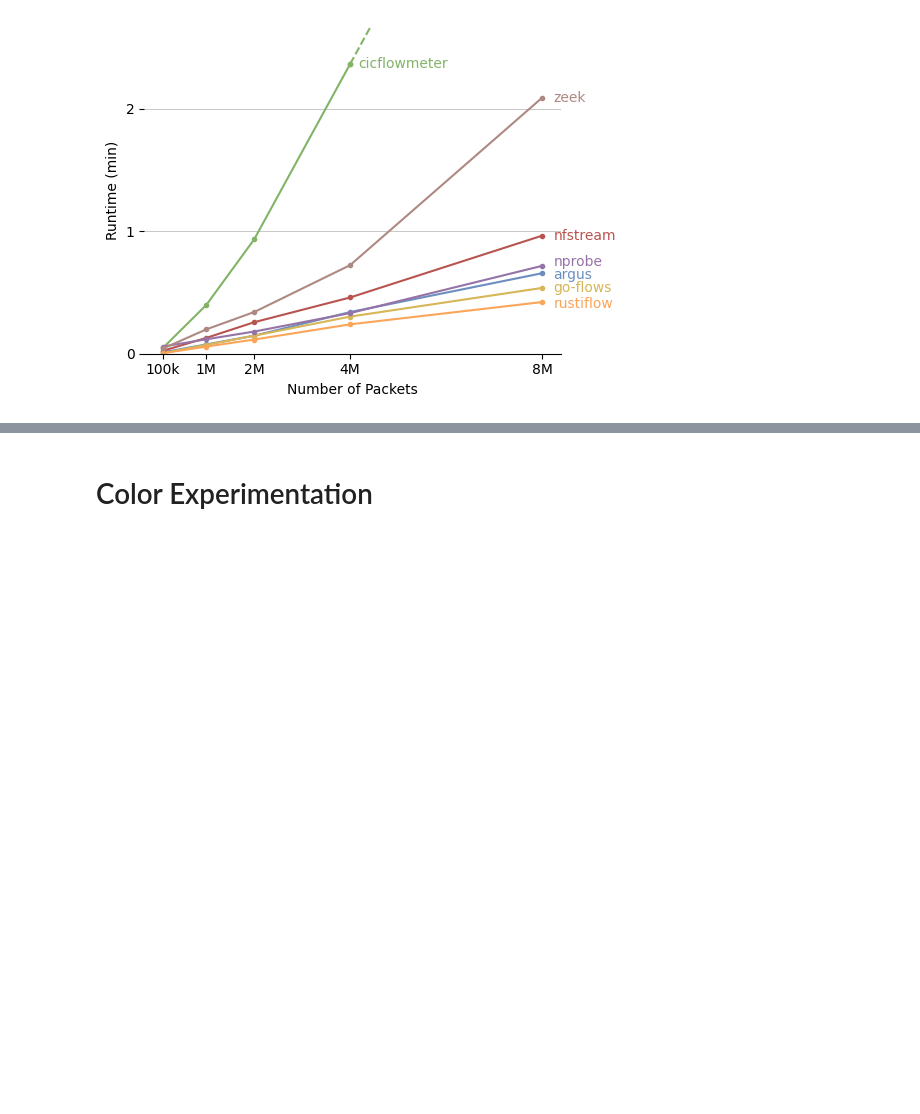
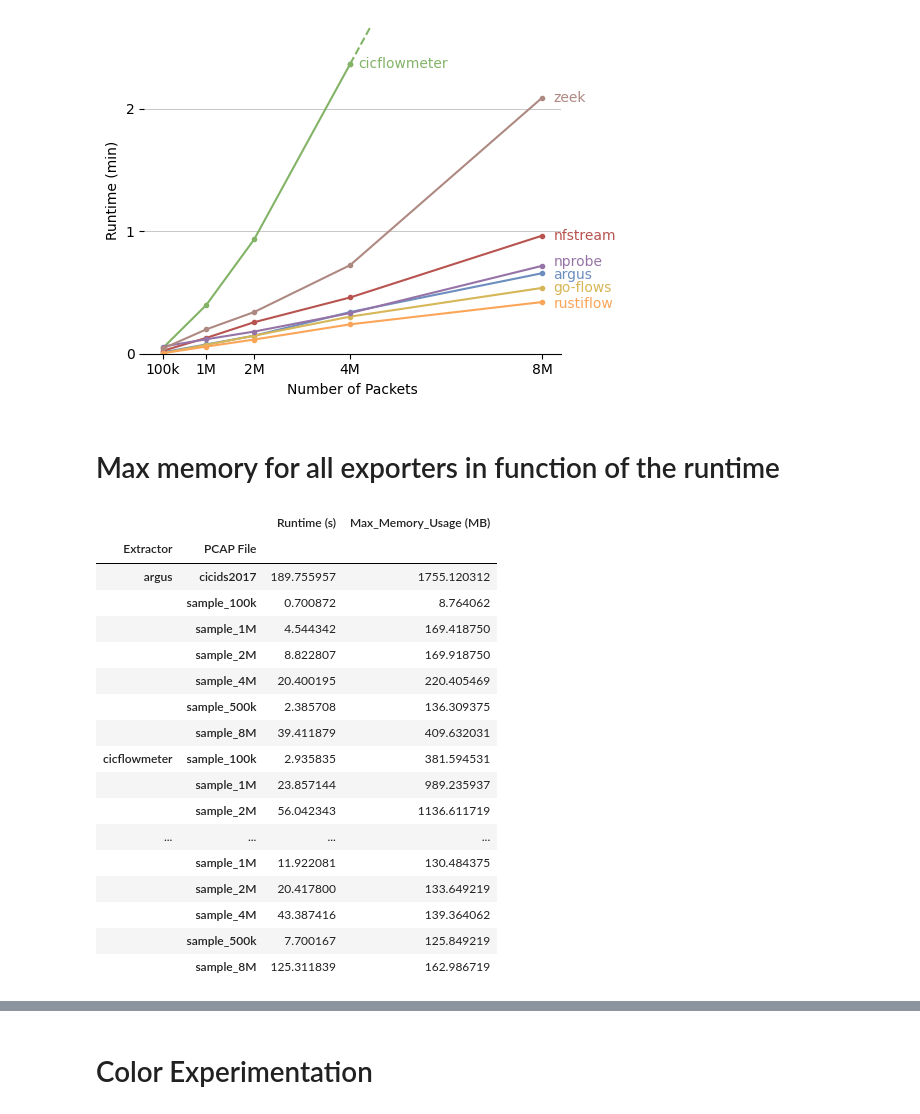
Before and after one commit to mielverkerken/RustiFlow-experiments, a Jupyter notebook: vizualisations/pcap.ipynb, the cells around one changed output, grey strips where cells are left out. Saved outputs shown, nothing was run; the diff lists cells and outputs as text; code cells hidden in the pictures; blank space fills up the shorter version.

```diff
--- a/vizualisations/pcap.ipynb
+++ b/vizualisations/pcap.ipynb
@@ -340,3 +346,26 @@ plt.savefig(f'{fig_dir}/runtime_vs_packets_zoom.pdf', bbox_inches='tight')
 plt.show()
 # %% [output]
 [figure]
+# %% [markdown]
+# Max memory for all exporters in function of the runtime
+# %%
+df_all.groupby(['Extractor', 'PCAP File'])[['Runtime (s)', 'Max_Memory_Usage (MB)']].mean()#.loc['cicids2017', 'Runtime (s)']
+# %% [output]
+|  |  | Runtime (s) | Max_Memory_Usage (MB) |
+| Extractor | PCAP File |  |  |
+| argus | cicids2017 | 189.755957 | 1755.120312 |
+|  | sample_100k | 0.700872 | 8.764062 |
+|  | sample_1M | 4.544342 | 169.418750 |
+|  | sample_2M | 8.822807 | 169.918750 |
+|  | sample_4M | 20.400195 | 220.405469 |
+|  | sample_500k | 2.385708 | 136.309375 |
+|  | sample_8M | 39.411879 | 409.632031 |
+| cicflowmeter | sample_100k | 2.935835 | 381.594531 |
+|  | sample_1M | 23.857144 | 989.235937 |
+|  | sample_2M | 56.042343 | 1136.611719 |
+| ... | ... | ... | ... |
+|  | sample_1M | 11.922081 | 130.484375 |
+|  | sample_2M | 20.417800 | 133.649219 |
+|  | sample_4M | 43.387416 | 139.364062 |
+|  | sample_500k | 7.700167 | 125.849219 |
+|  | sample_8M | 125.311839 | 162.986719 |
```
Also changed, not shown: parts of 4 cells of this notebook, 9 other files.
